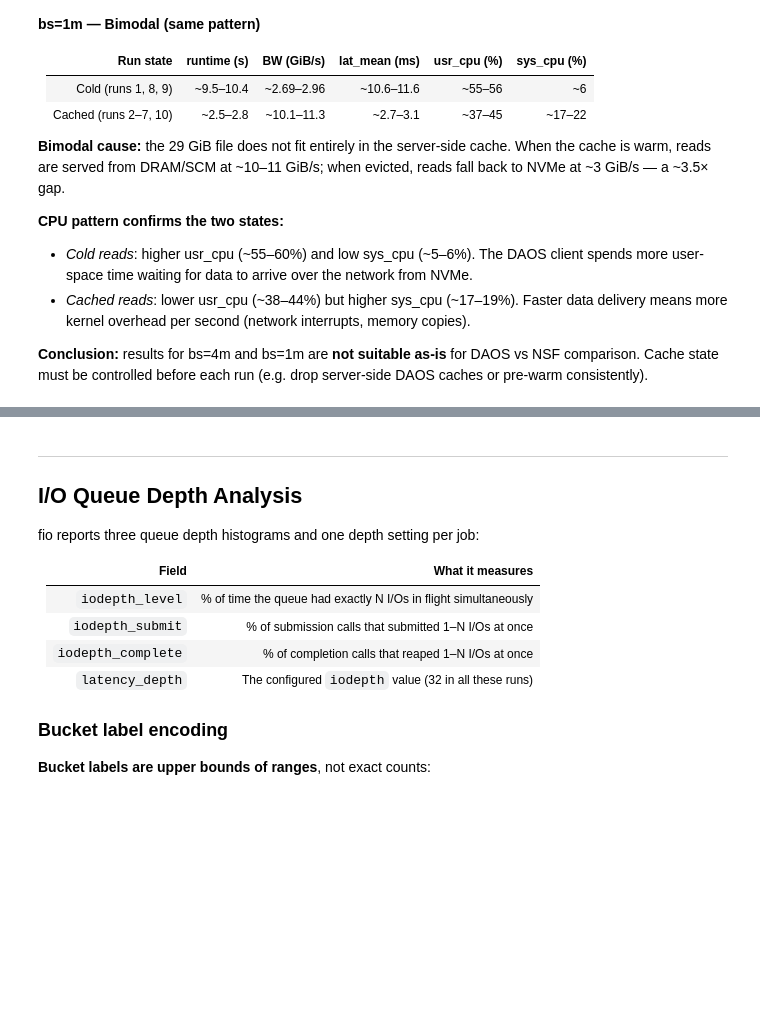
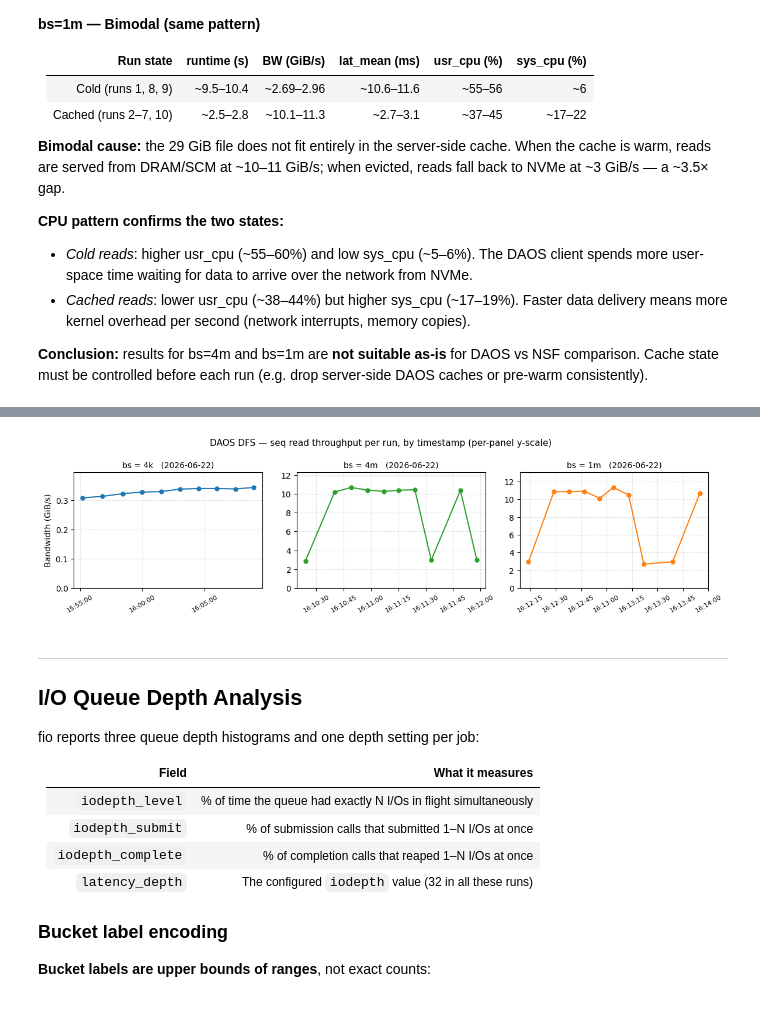
Before and after one commit to cissieAB/pdsw26_daos-bench, a Jupyter notebook: results/testbed/fio-cmp/fio_cmp.ipynb, the cells around one changed output, grey strips where cells are left out. Cells and saved outputs as stored; diff of their text form; code cells hidden in the pictures; blank space fills up the shorter version.

```diff
--- a/results/testbed/fio-cmp/fio_cmp.ipynb
+++ b/results/testbed/fio-cmp/fio_cmp.ipynb
@@ -609,3 +658,38 @@ BW rises monotonically from run 1 to run 10 as the server-side cache warms — a
+# %%
+import datetime as dt
+import matplotlib.dates as mdates
+
+def _dfs_runs(bs):
+    """Return (timestamps, bw_GiBs) for DAOS DFS runs of a given block size."""
+    files = sorted(RESULTS_DIR.glob(f"dfs_seq_read_bs{bs}_*.json"))
+    ts, bw = [], []
+    for fpath in files:
+        with open(fpath) as f:
+            d = json.load(f)
+        ts.append(dt.datetime.fromtimestamp(int(fpath.stem.split("_")[-1])))
+        bw.append(d["jobs"][0]["read"]["bw_bytes"] / (1024**3))
+    return ts, bw
+
+# chronological run order: 4k first, then 4m, then 1m
+_DFS_TS_BS = ["4k", "4m", "1m"]
+tab10      = plt.colormaps["tab10"]
+_BS_COLOR  = {"4k": tab10(0), "1m": tab10(1), "4m": tab10(2)}
+
+fig, axes = plt.subplots(1, 3, figsize=(12, 3.2))
+for ax, bs in zip(axes, _DFS_TS_BS):
+    ts, bw = _dfs_runs(bs)
+    ax.plot(ts, bw, marker="o", ms=5, lw=1.5, color=_BS_COLOR[bs])
+    ax.set_title(f"bs = {bs}   ({ts[0]:%Y-%m-%d})", fontsize=10)
+    ax.xaxis.set_major_formatter(mdates.DateFormatter("%H:%M:%S"))
+    ax.grid(linestyle="--", alpha=0.35)
+    ax.tick_params(axis="x", labelsize=8, rotation=30)
+    ax.set_ylim(0, max(bw) * 1.15)
+axes[0].set_ylabel("Bandwidth (GiB/s)", fontsize=10)
+fig.suptitle("DAOS DFS — seq read throughput per run, by timestamp (per-panel y-scale)", fontsize=11)
+fig.tight_layout()
+plt.show()
+# %% [output]
+[figure, added]
 # %% [markdown]
 ---
 ## I/O Queue Depth Analysis
```
Also changed, not shown: parts of 3 cells of this notebook, 1 other file.
